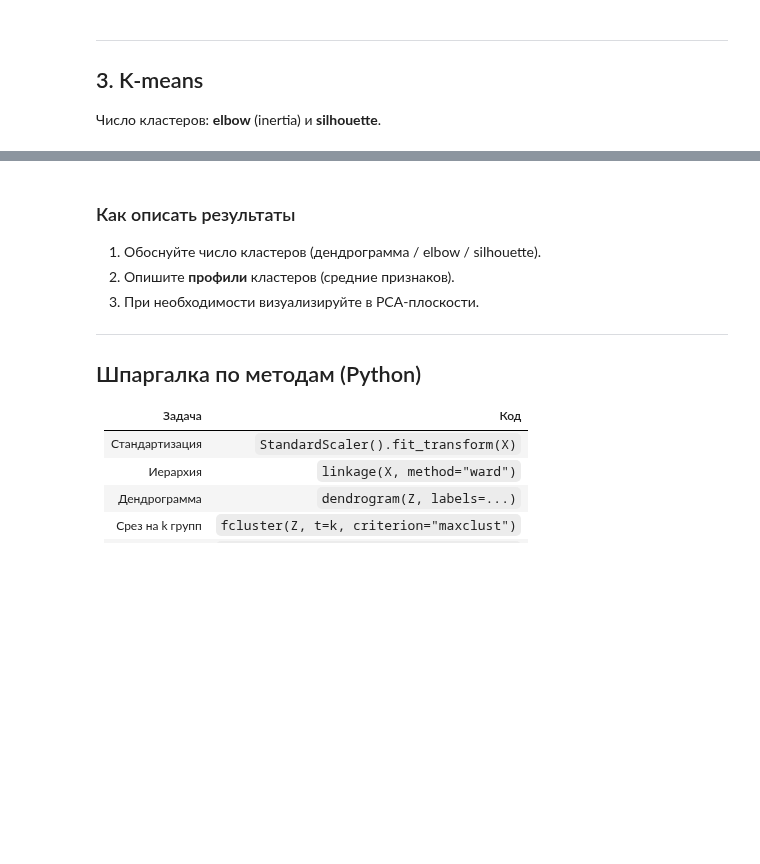
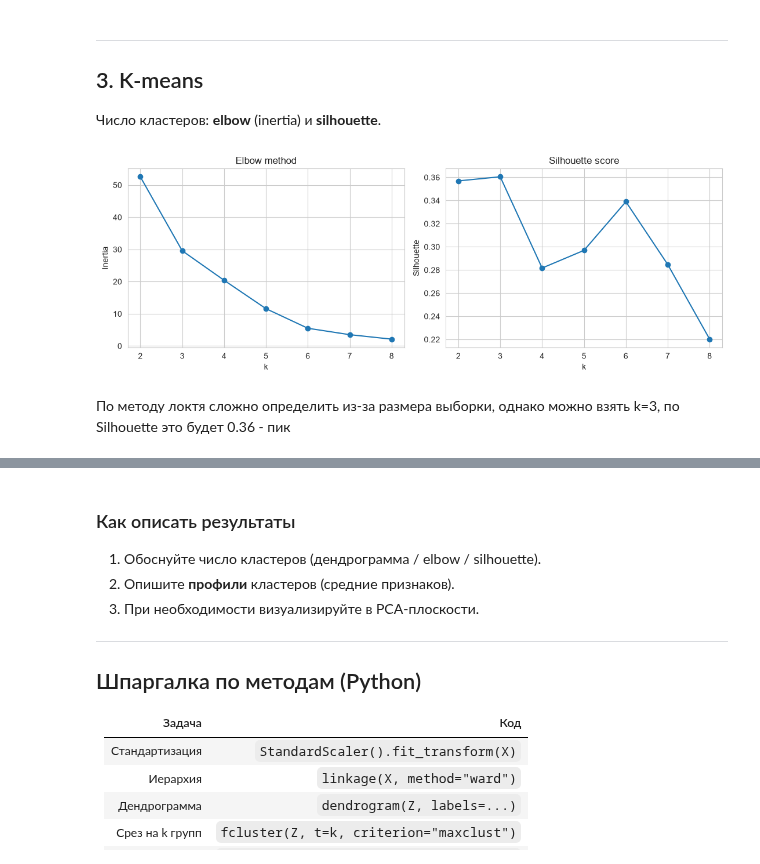
Before and after one commit to Qweeckusha/big_data_vvsu, a Jupyter notebook: practices/lab12/Task_12_Clustering_Python.ipynb, the cells around one changed output, grey strips where cells are left out. Drawn from its saved outputs; the diff is of its cells as text; code cells hidden in the pictures; blank space fills up the shorter version.

```diff
--- a/practices/lab12/Task_12_Clustering_Python.ipynb
+++ b/practices/lab12/Task_12_Clustering_Python.ipynb
@@ -77,19 +143,28 @@ print(peng_h.groupby("cluster_h")[features].mean().round(1))
 # %%
 inertias, silhouettes = [], []
 K_range = range(2, 9)
+
 for k in K_range:
     km = KMeans(n_clusters=k, n_init=10, random_state=42)
     lab = km.fit_predict(X_scaled)
     inertias.append(km.inertia_)
     silhouettes.append(silhouette_score(X_scaled, lab))
 
 fig, axes = plt.subplots(1, 2, figsize=(11, 4))
 axes[0].plot(list(K_range), inertias, "o-")
-axes[0].set_xlabel("k"); axes[0].set_ylabel("Inertia"); axes[0].set_title("Elbow")
+axes[0].set_xlabel("k")
+axes[0].set_ylabel("Inertia")
+axes[0].set_title("Elbow method")
 axes[1].plot(list(K_range), silhouettes, "o-")
-axes[1].set_xlabel("k"); axes[1].set_ylabel("Silhouette"); axes[1].set_title("Silhouette")
+axes[1].set_xlabel("k")
+axes[1].set_ylabel("Silhouette")
+axes[1].set_title("Silhouette score")
 plt.tight_layout()
 plt.show()
+# %% [output]
+[figure, added]
+# %% [markdown]
+По методу локтя сложно определить из-за размера выборки, однако можно взять k=3, по Silhouette это будет 0.36 - пик
 # %%
 k_opt = 3
 km = KMeans(n_clusters=k_opt, n_init=25, random_state=42)
```
Also changed, not shown: parts of 13 cells of this notebook.
